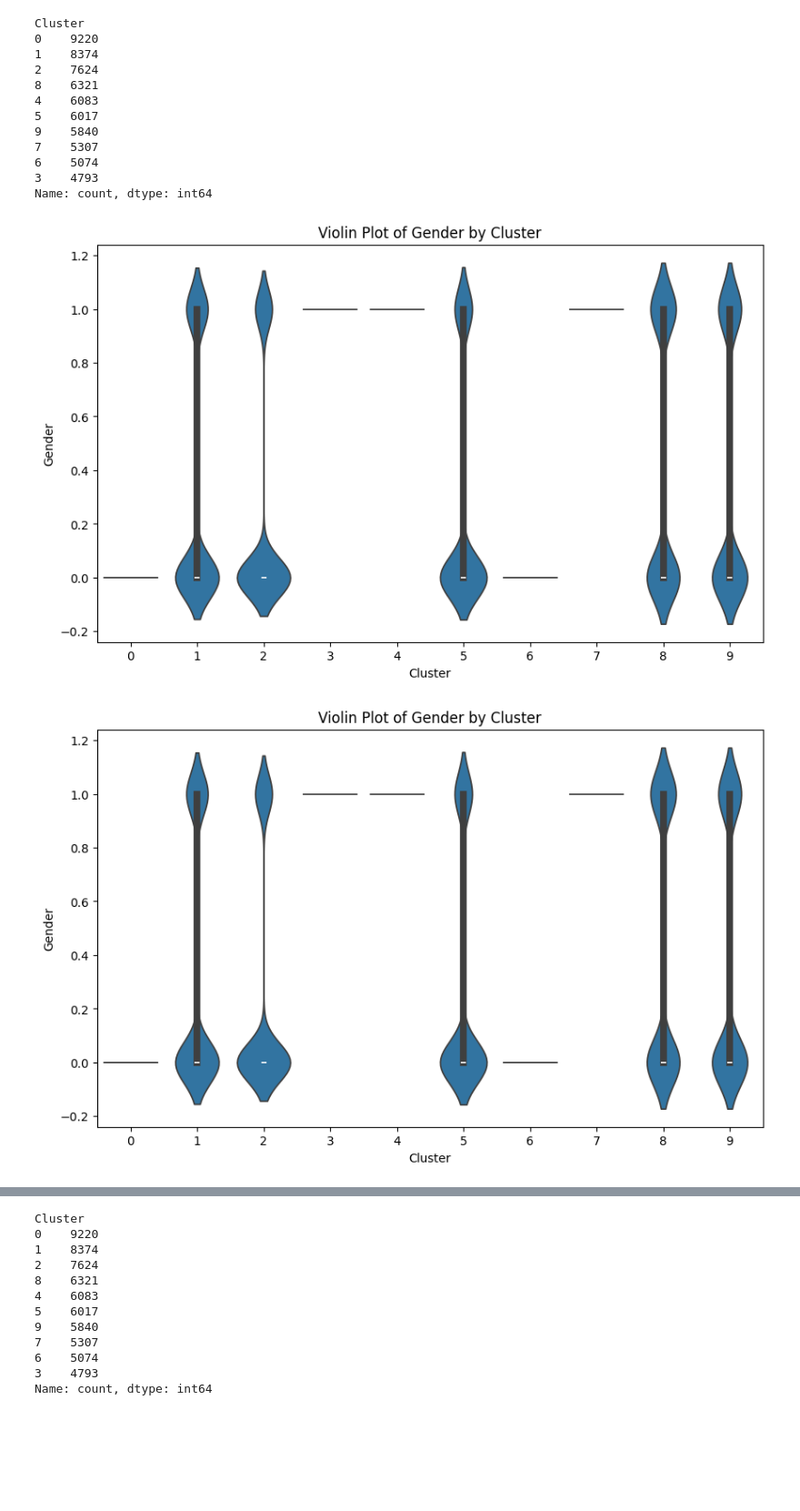
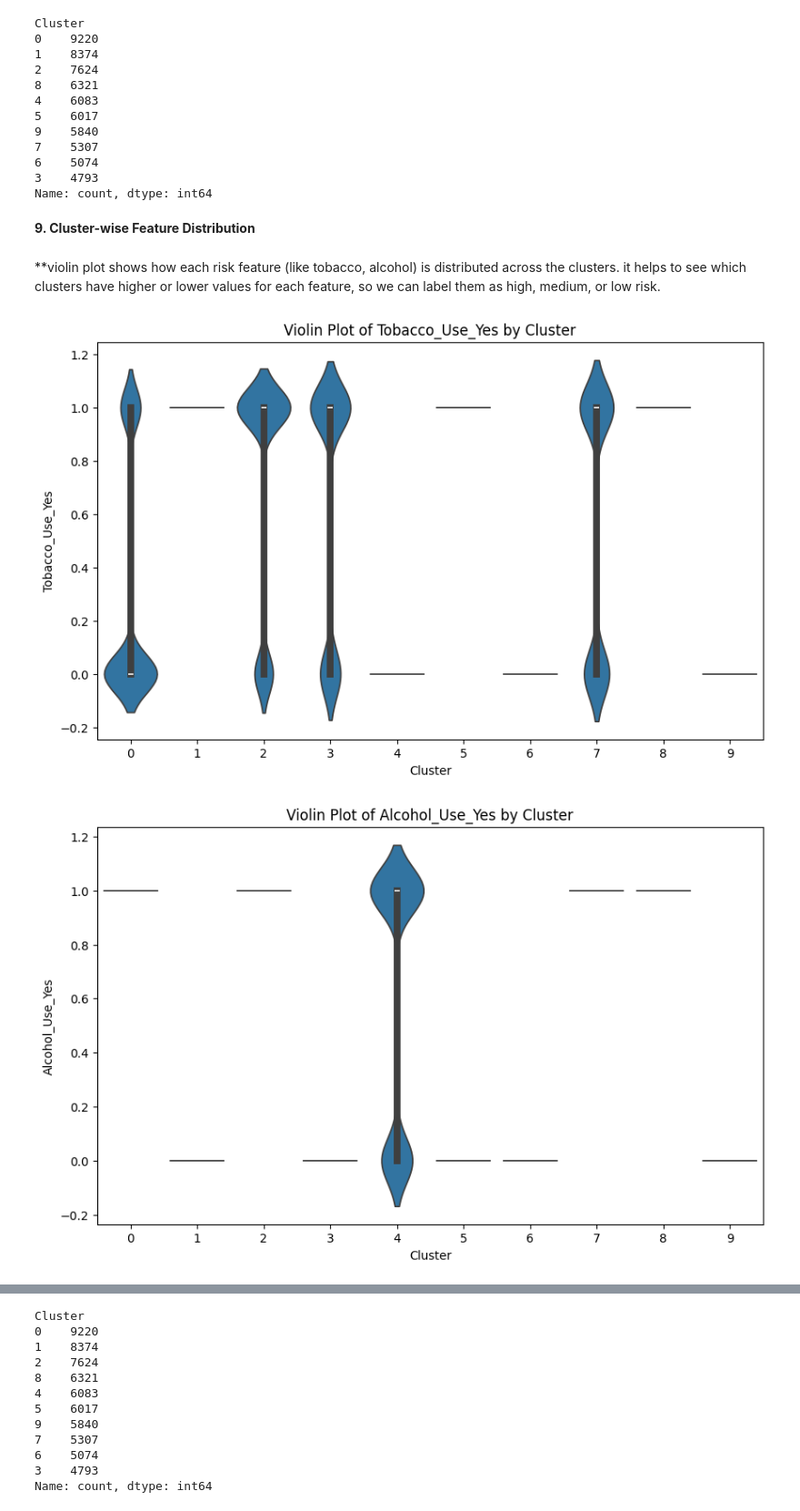
Before and after one commit to tharushaliyanagama/OralCancerEarlyDetection-DSGP, a Jupyter notebook: Patient_Risk_Segmentation.ipynb, the cells around one changed output, grey strips where cells are left out. Shown at 91% size. Saved outputs shown, nothing was run; the diff lists cells and outputs as text; code cells hidden in the pictures; blank space fills up the shorter version.

Commit message:
Finalized clustering with all steps completed and risk-labeled dataset ready for modeling

```diff
--- a/Patient_Risk_Segmentation.ipynb
+++ b/Patient_Risk_Segmentation.ipynb
@@ -181,15 +188,19 @@ Cluster
 6    5074
 3    4793
 Name: count, dtype: int64
+# %% [markdown]
+**9. Cluster-wise Feature Distribution**
+# %% [markdown]
+**violin plot shows how each risk feature (like tobacco, alcohol) is distributed across the clusters. it helps to see which clusters have higher or lower values for each feature, so we can label them as high, medium, or low risk.
 # %%
-# Display violin plot
+# Display violin plots for Each Feature by Cluster
 data["Cluster"] = kmeans.labels_
 
-for features in features:
+for feature in features:
     plt.figure(figsize=(10, 6))
     sns.violinplot(x='Cluster', y=feature, data=data)
     plt.title(f'Violin Plot of {feature} by Cluster')
     plt.xlabel('Cluster')
 # %% [output]
-[figure, old version]
+[figure, new version]
-[figure, old version]
+[figure, new version]
```
Also changed, not shown: parts of 28 cells of this notebook.
